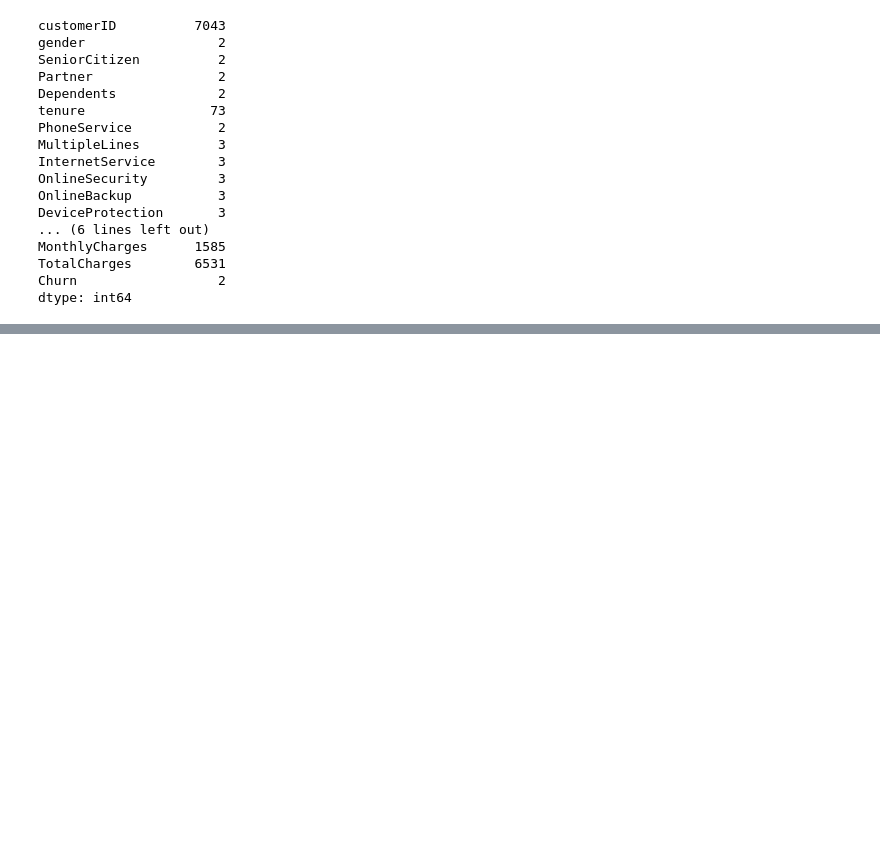
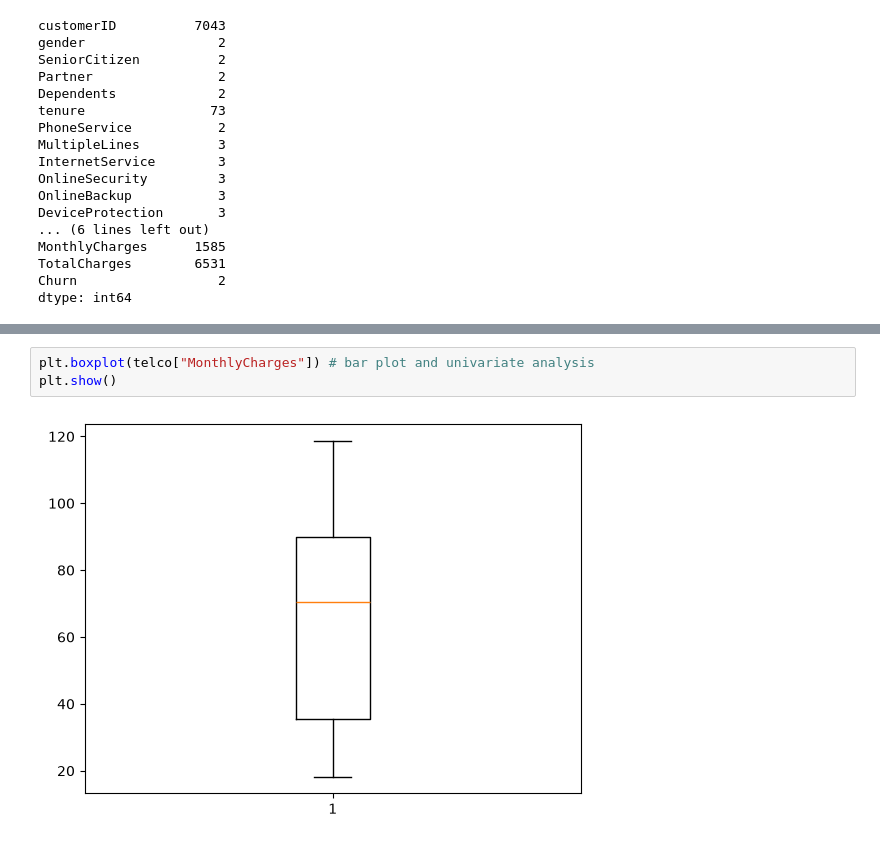
Before and after one commit to chauhand2463/ML, a Jupyter notebook: linear regression/EDA.ipynb, the cells around one changed output, grey strips where cells are left out. Cells and saved outputs as stored; diff of their text form; blank space fills up the shorter version.

```diff
--- a/linear regression/EDA.ipynb
+++ b/linear regression/EDA.ipynb
@@ -149,0 +178,5 @@ KeyError: 'churn'
+# %%
+plt.boxplot(telco["MonthlyCharges"]) # bar plot and univariate analysis
+plt.show()
+# %% [output]
+[figure, added]
```
Also changed, not shown: parts of 13 cells of this notebook, 1 other file.
